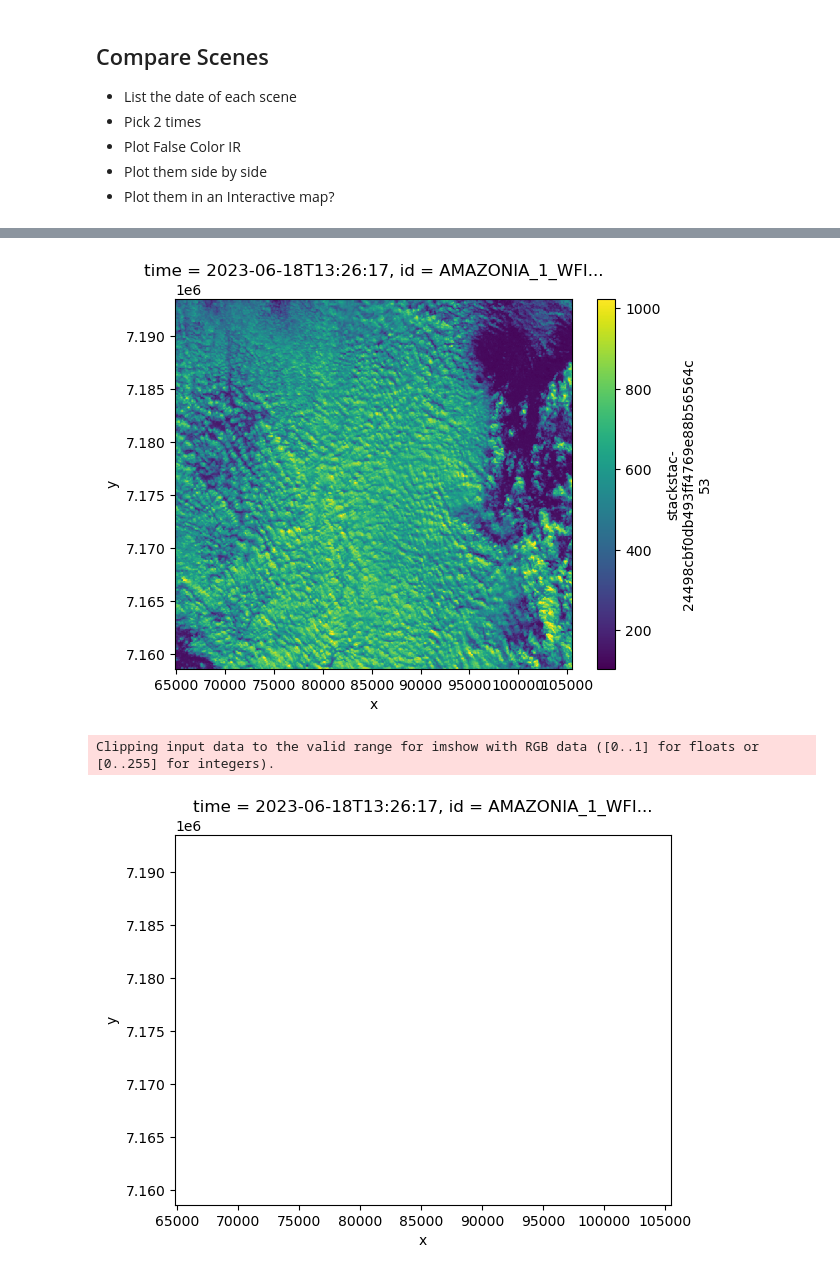
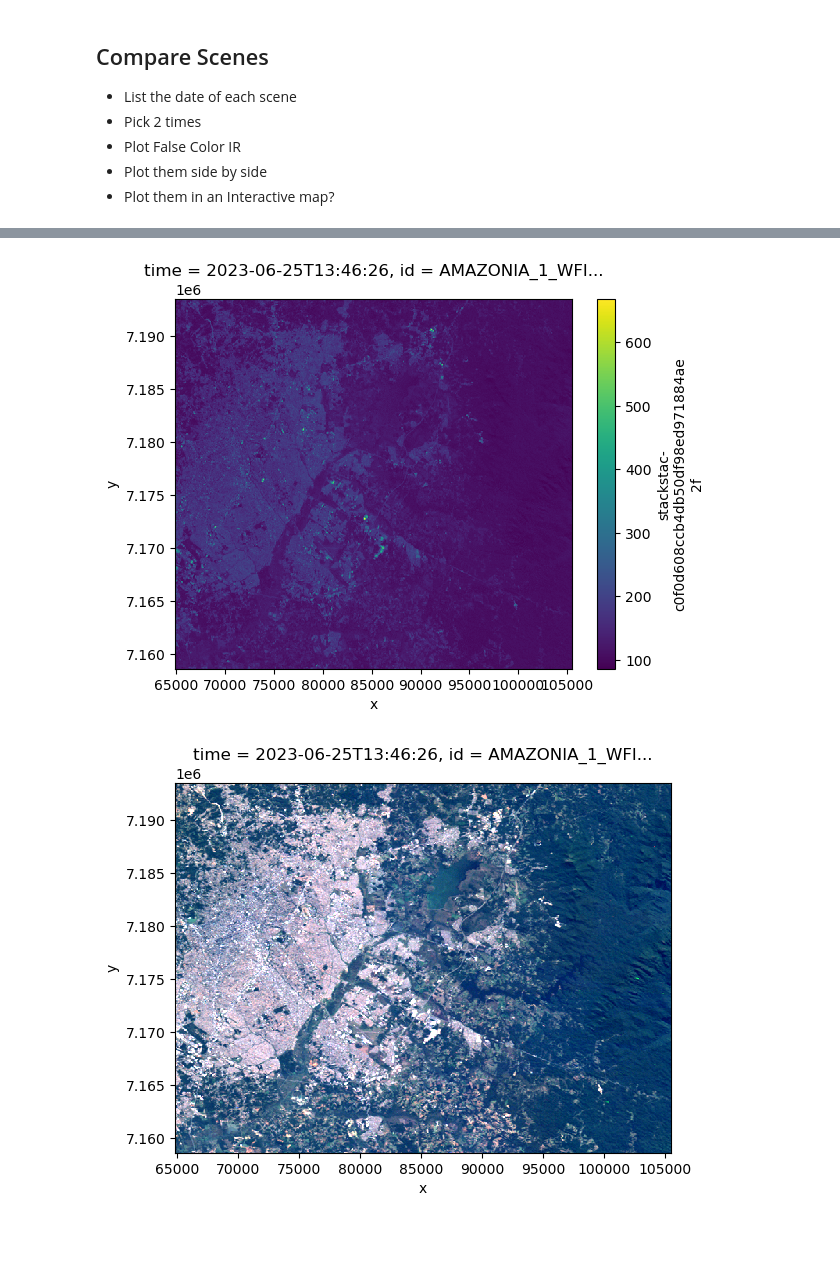
Before and after one commit to developmentseed/asdi-examples, a Jupyter notebook: amazonia-1/amazonia-1-stac-example.ipynb, the cells around one changed output, grey strips where cells are left out. Saved outputs shown, nothing was run; the diff lists cells and outputs as text; code cells hidden in the pictures; blank space fills up the shorter version.

Commit message:
fix: RGB and False IR plots of cloud free scene

```diff
--- a/amazonia-1/amazonia-1-stac-example.ipynb
+++ b/amazonia-1/amazonia-1-stac-example.ipynb
@@ -179,15 +167,15 @@ Coordinates: (12/17)
     epsg                                   int64 32723
 # %%
 # Plot a single band
+# Turns out clouds are a big issue, so need to find a time without clouds
 import rasterio
 with rasterio.Env(AWS_NO_SIGN_REQUEST=True):
-    stack.sel(time="2023-06-18T13:26:17.000000000", band='B1').plot()
+    stack.isel(time=3, band=0).plot()
 # %% [output]
-[figure, old version]
+[figure, new version]
 # %%
 # Try a 3 band plot
 with rasterio.Env(AWS_NO_SIGN_REQUEST=True):
-    stack.sel(time="2023-06-18T13:26:17.000000000", band=['B3','B2','B1']).plot.imshow()
+    stack.sel(time="2023-06-25T13:46:26.000000000", band=['B3','B2','B1']).plot.imshow(robust=True)
 # %% [output]
-Clipping input data to the valid range for imshow with RGB data ([0..1] for floats or [0..255] for integers).
-[figure, old version]
+[figure, new version]
```
Also changed, not shown: parts of 6 cells of this notebook.
